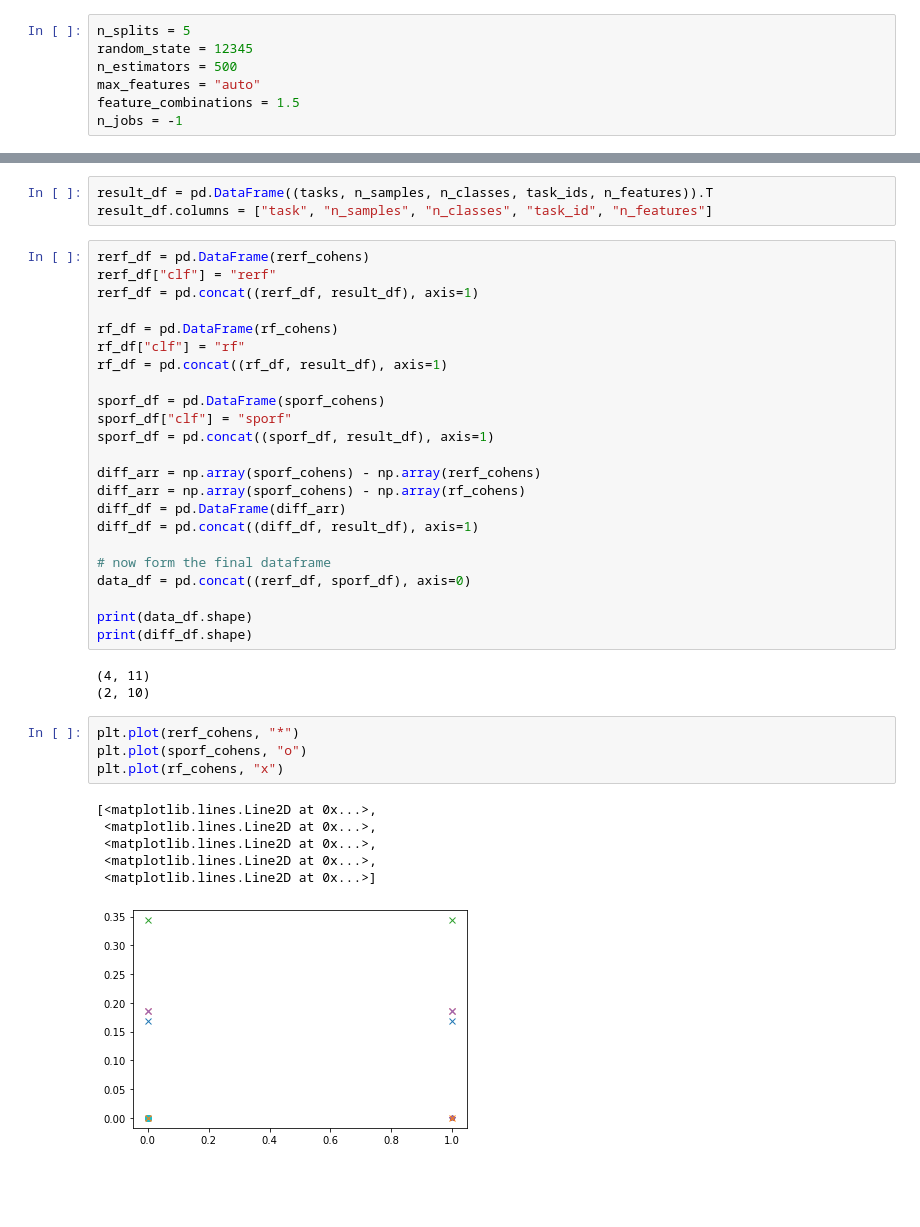
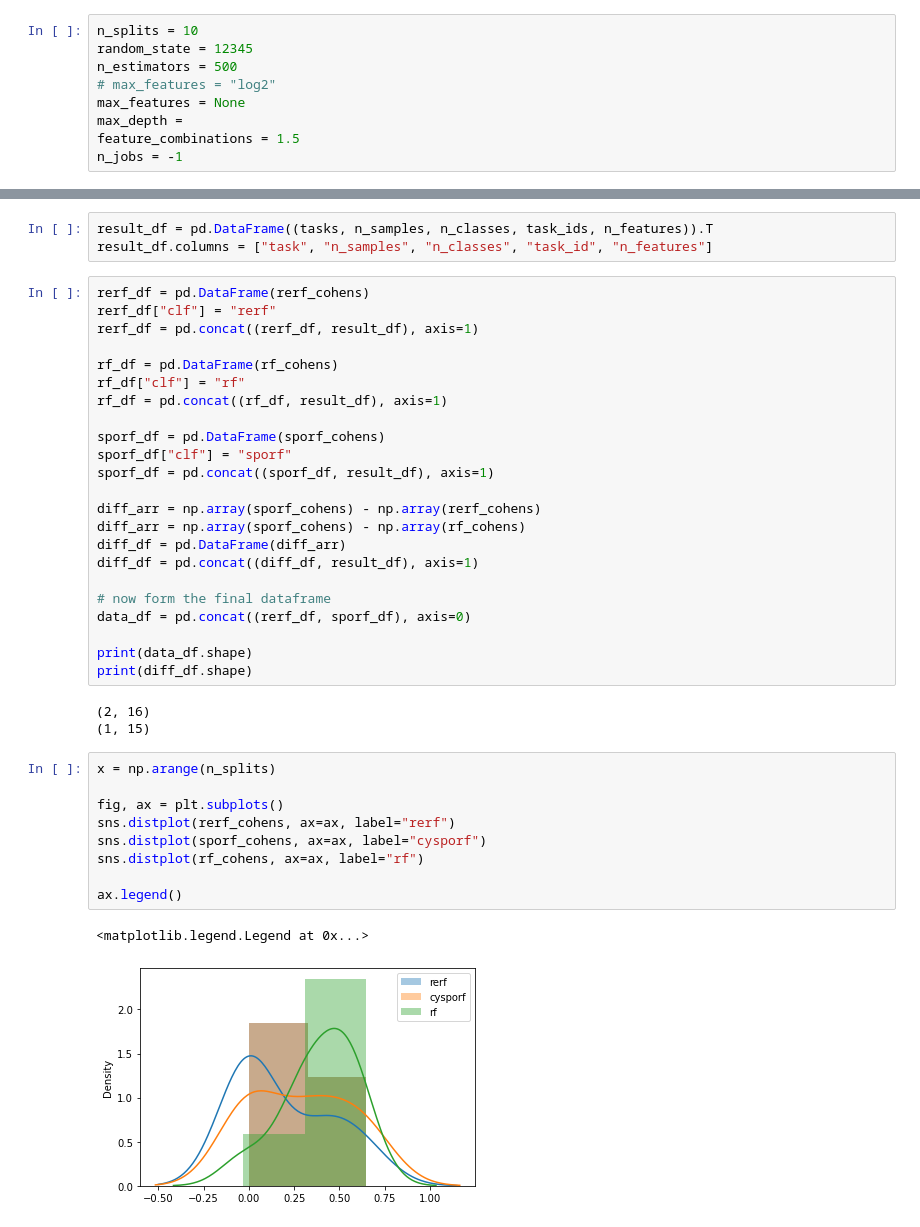
Before and after one commit to NeuroDataDesign/manifold_random_forests, a Jupyter notebook: validation/cc18_rerf_vs_cysporf.ipynb, the cells around one changed output, grey strips where cells are left out. Cells and saved outputs as stored; diff of their text form; blank space fills up the shorter version.

```diff
--- a/validation/cc18_rerf_vs_cysporf.ipynb
+++ b/validation/cc18_rerf_vs_cysporf.ipynb
@@ -65,10 +65,12 @@ folder = data_dir / f"cysporf_vs_c++/"
 if not os.path.exists(folder):
     os.makedirs(folder)
 # %%
-n_splits = 5
+n_splits = 10
 random_state = 12345
 n_estimators = 500
-max_features = "auto"
+# max_features = "log2"
+max_features = None
+max_depth =
 feature_combinations = 1.5
 n_jobs = -1
 # %%
@@ -288,16 +348,17 @@ data_df = pd.concat((rerf_df, sporf_df), axis=0)
 print(data_df.shape)
 print(diff_df.shape)
 # %% [output]
-(4, 11)
-(2, 10)
+(2, 16)
+(1, 15)
 # %%
-plt.plot(rerf_cohens, "*")
-plt.plot(sporf_cohens, "o")
-plt.plot(rf_cohens, "x")
+x = np.arange(n_splits)
+
+fig, ax = plt.subplots()
+sns.distplot(rerf_cohens, ax=ax, label="rerf")
+sns.distplot(sporf_cohens, ax=ax, label="cysporf")
+sns.distplot(rf_cohens, ax=ax, label="rf")
+
+ax.legend()
 # %% [output]
-[<matplotlib.lines.Line2D at 0x...>,
- <matplotlib.lines.Line2D at 0x...>,
- <matplotlib.lines.Line2D at 0x...>,
- <matplotlib.lines.Line2D at 0x...>,
- <matplotlib.lines.Line2D at 0x...>]
+<matplotlib.legend.Legend at 0x...>
-[figure, old version]
+[figure, new version]
```
Also changed, not shown: parts of 8 cells of this notebook, 7 other files.
